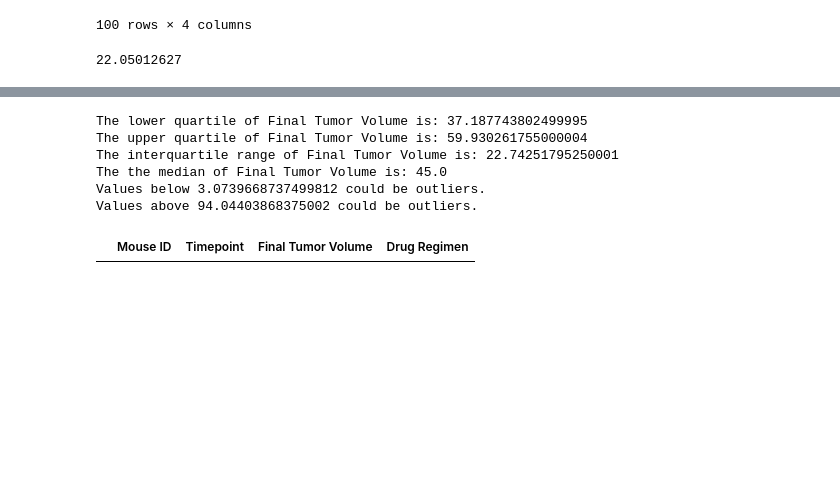
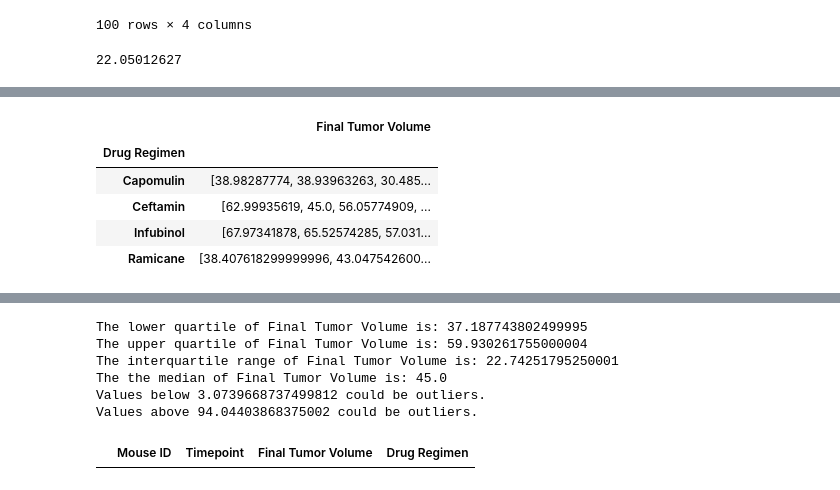
Before and after one commit to lauragabrielson/Matplotlib_Challenge, a Jupyter notebook: pymaceuticals_starter.ipynb, the cells around one changed output, grey strips where cells are left out. Cells and saved outputs as stored; diff of their text form; code cells hidden in the pictures; blank space fills up the shorter version.

```diff
--- a/pymaceuticals_starter.ipynb
+++ b/pymaceuticals_starter.ipynb
@@ -268,2 +283,11 @@ clean_data["Final Tumor Volume"].min()
+# %%
+tumor_data_df
+# %% [output]
+|  | Final Tumor Volume |
+| Drug Regimen |  |
+| Capomulin | [38.98287774, 38.93963263, 30.485... |
+| Ceftamin | [62.99935619, 45.0, 56.05774909, ... |
+| Infubinol | [67.97341878, 65.52574285, 57.031... |
+| Ramicane | [38.407618299999996, 43.047542600... |
 # %%
 # Put treatments into a list for for loop (and later for plot labels)
```
Also changed, not shown: parts of 18 cells of this notebook.
